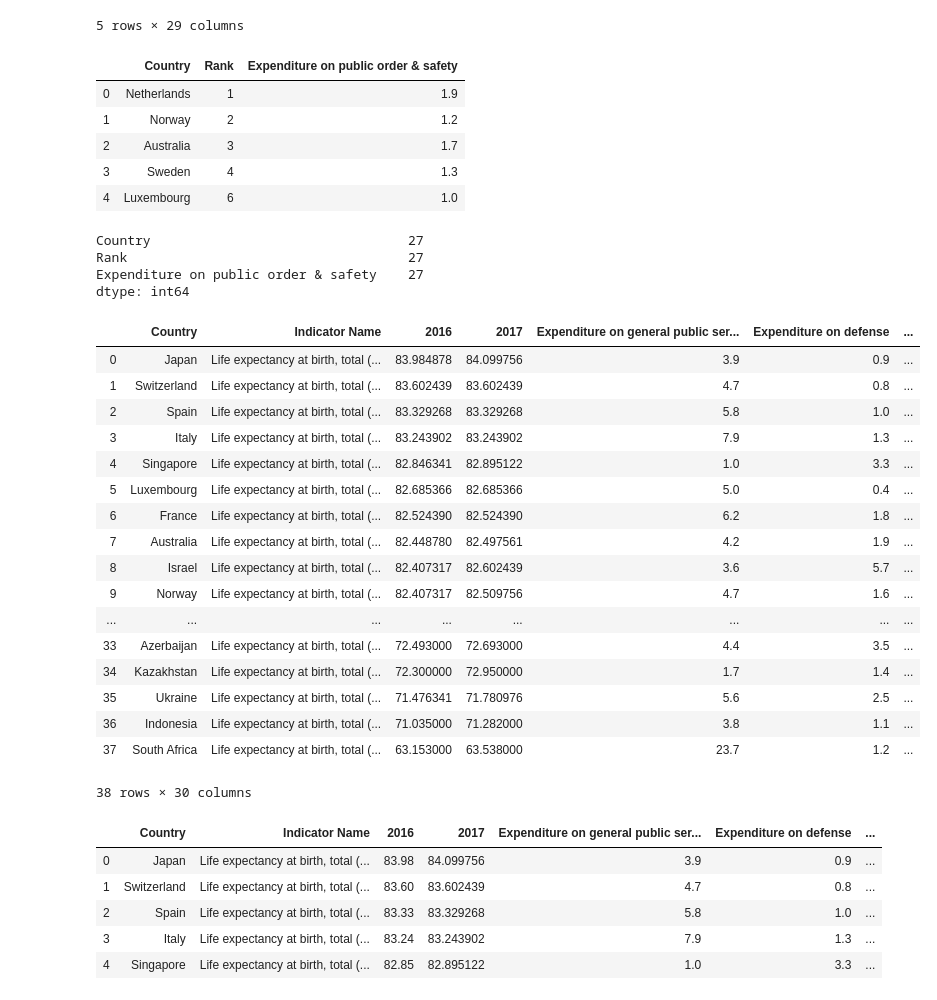
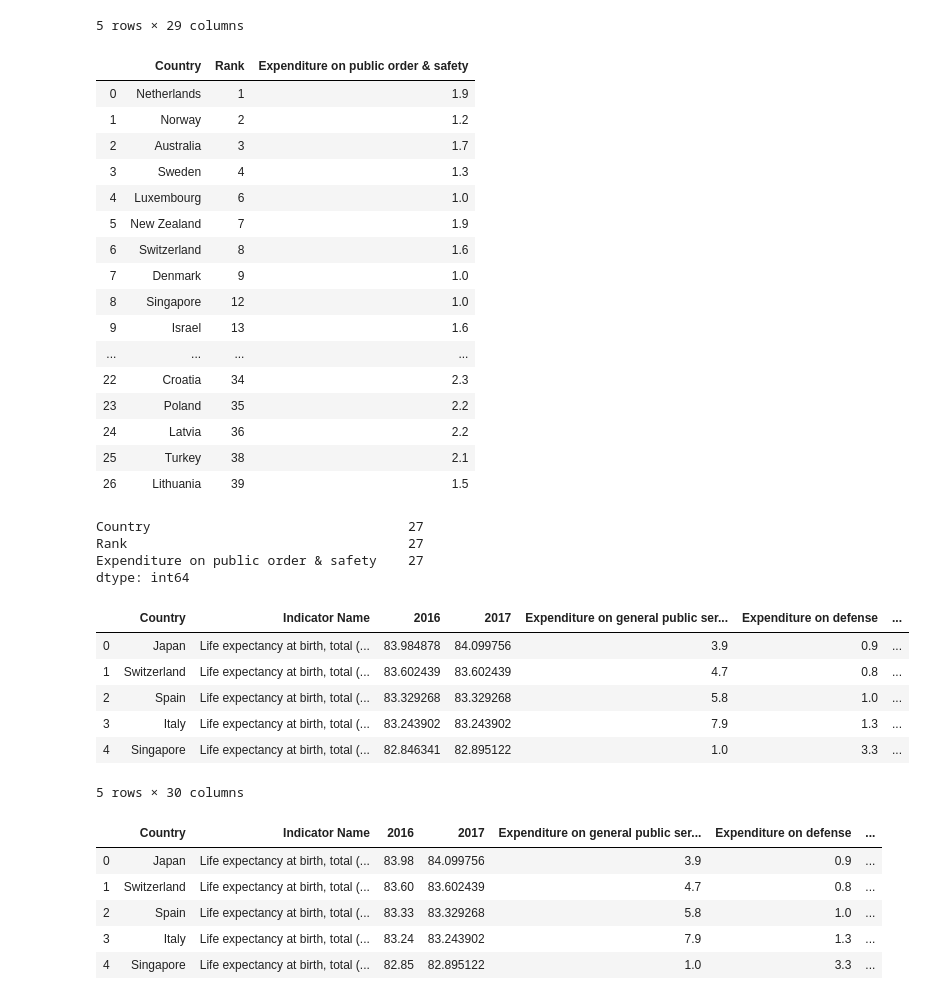
Before and after one commit to brettkfuller/govspending_project1_team5, a Jupyter notebook: project1_team5_template_brett.ipynb, the cells around one changed output. Drawn from its saved outputs; the diff is of its cells as text; code cells hidden in the pictures.

```diff
--- a/project1_team5_template_brett.ipynb
+++ b/project1_team5_template_brett.ipynb
@@ -165,7 +176,7 @@ safety2016.head()
 5 rows × 29 columns
 # %%
 reducedsafety_df = safety2016.loc[:, ["Country", "Rank", "Expenditure on public order & safety"]]
-reducedsafety_df.head()
+reducedsafety_df
 # %% [output]
 |  | Country | Rank | Expenditure on public order & safety |
 | 0 | Netherlands | 1 | 1.9 |
@@ -173,6 +184,17 @@ reducedsafety_df.head()
 | 2 | Australia | 3 | 1.7 |
 | 3 | Sweden | 4 | 1.3 |
 | 4 | Luxembourg | 6 | 1.0 |
+| 5 | New Zealand | 7 | 1.9 |
+| 6 | Switzerland | 8 | 1.6 |
+| 7 | Denmark | 9 | 1.0 |
+| 8 | Singapore | 12 | 1.0 |
+| 9 | Israel | 13 | 1.6 |
+| ... | ... | ... | ... |
+| 22 | Croatia | 34 | 2.3 |
+| 23 | Poland | 35 | 2.2 |
+| 24 | Latvia | 36 | 2.2 |
+| 25 | Turkey | 38 | 2.1 |
+| 26 | Lithuania | 39 | 1.5 |
 # %%
 reducedsafety_df.count()
 # %% [output]
@@ -182,26 +204,15 @@ Expenditure on public order & safety    27
 dtype: int64
 # %%
 health2016 = pd.merge(health_rank_data, doublecombined_countrydf, on="Country")
-health2016
+health2016.head()
 # %% [output]
 |  | Country | Indicator Name | 2016 | 2017 | Expenditure on general public ser... | Expenditure on defense | ... |
 | 0 | Japan | Life expectancy at birth, total (... | 83.984878 | 84.099756 | 3.9 | 0.9 | ... |
 | 1 | Switzerland | Life expectancy at birth, total (... | 83.602439 | 83.602439 | 4.7 | 0.8 | ... |
 | 2 | Spain | Life expectancy at birth, total (... | 83.329268 | 83.329268 | 5.8 | 1.0 | ... |
 | 3 | Italy | Life expectancy at birth, total (... | 83.243902 | 83.243902 | 7.9 | 1.3 | ... |
 | 4 | Singapore | Life expectancy at birth, total (... | 82.846341 | 82.895122 | 1.0 | 3.3 | ... |
-| 5 | Luxembourg | Life expectancy at birth, total (... | 82.685366 | 82.685366 | 5.0 | 0.4 | ... |
-| 6 | France | Life expectancy at birth, total (... | 82.524390 | 82.524390 | 6.2 | 1.8 | ... |
-| 7 | Australia | Life expectancy at birth, total (... | 82.448780 | 82.497561 | 4.2 | 1.9 | ... |
-| 8 | Israel | Life expectancy at birth, total (... | 82.407317 | 82.602439 | 3.6 | 5.7 | ... |
-| 9 | Norway | Life expectancy at birth, total (... | 82.407317 | 82.509756 | 4.7 | 1.6 | ... |
-| ... | ... | ... | ... | ... | ... | ... | ... |
-| 33 | Azerbaijan | Life expectancy at birth, total (... | 72.493000 | 72.693000 | 4.4 | 3.5 | ... |
-| 34 | Kazakhstan | Life expectancy at birth, total (... | 72.300000 | 72.950000 | 1.7 | 1.4 | ... |
-| 35 | Ukraine | Life expectancy at birth, total (... | 71.476341 | 71.780976 | 5.6 | 2.5 | ... |
-| 36 | Indonesia | Life expectancy at birth, total (... | 71.035000 | 71.282000 | 3.8 | 1.1 | ... |
-| 37 | South Africa | Life expectancy at birth, total (... | 63.153000 | 63.538000 | 23.7 | 1.2 | ... |
-38 rows × 30 columns
+5 rows × 30 columns
 # %%
 health2016["2016"] = health2016["2016"].map("{:.2f}".format)
 health2016.head()
```
Also changed, not shown: parts of 4 cells of this notebook, 3 other files.
